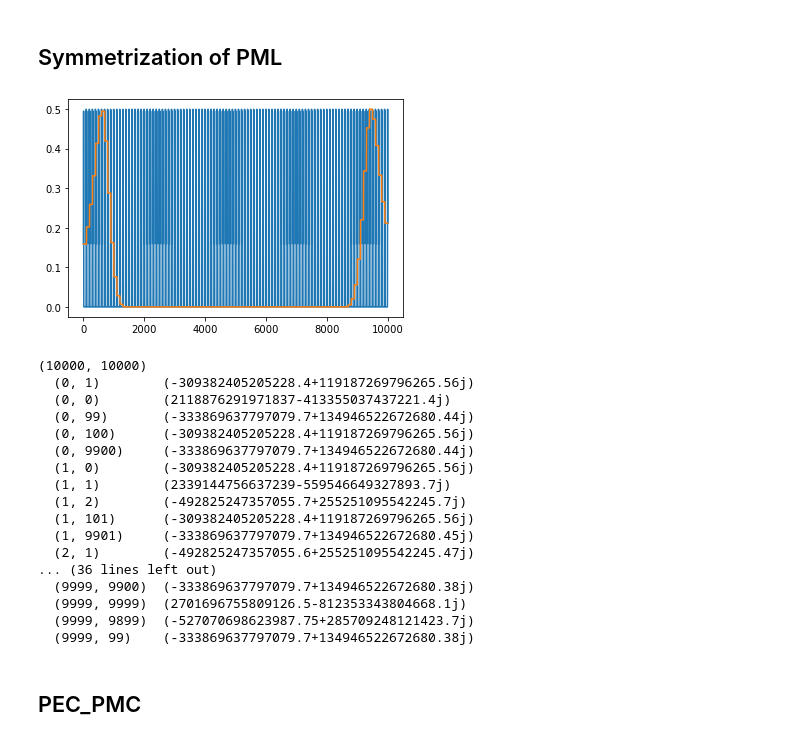
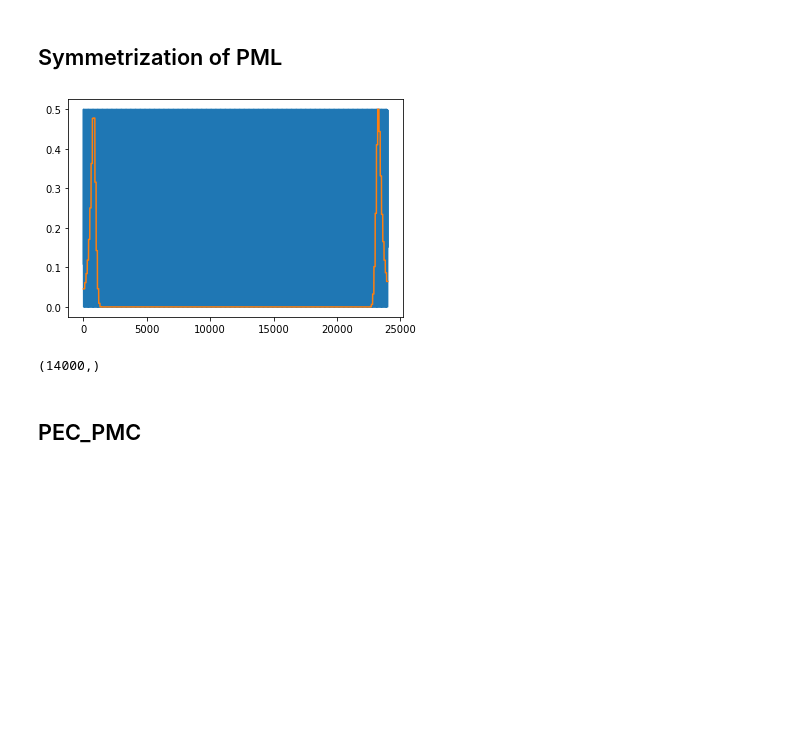
Before and after one commit to zhaonat/eigenwell, a Jupyter notebook: notebooks/test_grid_preconditioners.ipynb, the cells around one changed output. Cells and saved outputs as stored; diff of their text form; code cells hidden in the pictures; blank space fills up the shorter version.

```diff
--- a/notebooks/test_grid_preconditioners.ipynb
+++ b/notebooks/test_grid_preconditioners.ipynb
@@ -11,11 +13,17 @@ from eigenwell.src.constants import *
 # %%
-N = [100,100]
-dL = np.array([0.01, 0.01])*1e-6
+N = np.array([100,240])
 # plt.figure(figsize = (10,10))
 # plt.spy(fd.Dyb, markersize = 2)
-L= N*dL;
+L = np.array([1e-6, 1e-6]);
+dL= L/N
 print(L)
 xrange = [-L[0]/2, L[0]/2]
 yrange = [-L[1]/2, L[1]/2]
+
+x = np.linspace(xrange[0], xrange[1], N[0])
+y = np.linspace(yrange[0], yrange[1], N[1])
+
+X,Y = np.meshgrid(x,y, indexing = 'ij');
+print(dL)
 # %% [output]
 [1.e-06 1.e-06]
@@ -84,56 +105,41 @@ plt.plot(np.imag(pml_obj.sxb))
 # %%
 A = fd.Dxb@fd.Dxf + fd.Dyb@fd.Dyf + omega**2*MU0*EPSILON0*Tep;
 
 
 sxb =  pml_obj.Sxb.diagonal();
 syb = pml_obj.Syb.diagonal();
 
 sxf =  pml_obj.Sxf.diagonal();
 syf = pml_obj.Syf.diagonal();
 ## T
 
 plt.plot(np.imag(sxb))
 plt.plot(np.imag(syb))
 plt.show();
 
-M = np.prod(N)
-numerator = np.sqrt(sxb)*np.sqrt(syb);
-denominator = 1/(numerator);
-Pr1 = sp.spdiags(numerator, 0, M,M);
-Pl1 = sp.spdiags(denominator,0,M,M);
+# M = np.prod(N)
+# numerator = np.sqrt(sxb)*np.sqrt(syb);
+# denominator = 1/(numerator);
+# Pr1 = sp.spdiags(numerator, 0, M,M);
+# Pl1 = sp.spdiags(denominator,0,M,M);
 
-numerator = np.sqrt(sxf)*np.sqrt(syf);
-denominator = 1/(numerator);
-Pr2 = sp.spdiags(numerator, 0, M,M);
-Pl2 = sp.spdiags(denominator,0,M,M);
+# numerator = np.sqrt(sxf)*np.sqrt(syf);
+# denominator = 1/(numerator);
+# Pr2 = sp.spdiags(numerator, 0, M,M);
+# Pl2 = sp.spdiags(denominator,0,M,M);
 
-print(Pr1.shape); #Pl^-1*(A*Pr^-1);
+# print(Pr1.shape); #Pl^-1*(A*Pr^-1);
 
-symA = Pl1@(A@Pr1)
+# symA = Pl1@(A@Pr1)
 
-#Pl^-1*(A*Pr^-1);
-print(symA)
+# #Pl^-1*(A*Pr^-1);
+# print(symA)
 # %% [output]
-[figure, old version]
+[figure, new version]
-(10000, 10000)
-  (0, 1)        (-309382405205228.4+119187269796265.56j)
-  (0, 0)        (2118876291971837-413355037437221.4j)
-  (0, 99)       (-333869637797079.7+134946522672680.44j)
-  (0, 100)      (-309382405205228.4+119187269796265.56j)
-  (0, 9900)     (-333869637797079.7+134946522672680.44j)
-  (1, 0)        (-309382405205228.4+119187269796265.56j)
-  (1, 1)        (2339144756637239-559546649327893.7j)
-  (1, 2)        (-492825247357055.7+255251095542245.7j)
-  (1, 101)      (-309382405205228.4+119187269796265.56j)
-  (1, 9901)     (-333869637797079.7+134946522672680.45j)
-  (2, 1)        (-492825247357055.6+255251095542245.47j)
-... (36 lines left out)
-  (9999, 9900)  (-333869637797079.7+134946522672680.38j)
-  (9999, 9999)  (2701696755809126.5-812353343804668.1j)
-  (9999, 9899)  (-527070698623987.75+285709248121423.7j)
-  (9999, 99)    (-333869637797079.7+134946522672680.38j)
 # %%
 print(sxb.shape)
+# %% [output]
+(14000,)
 # %% [markdown]
 ## PEC_PMC
 # %%
```
Also changed, not shown: parts of 10 cells of this notebook, 12 other files.
